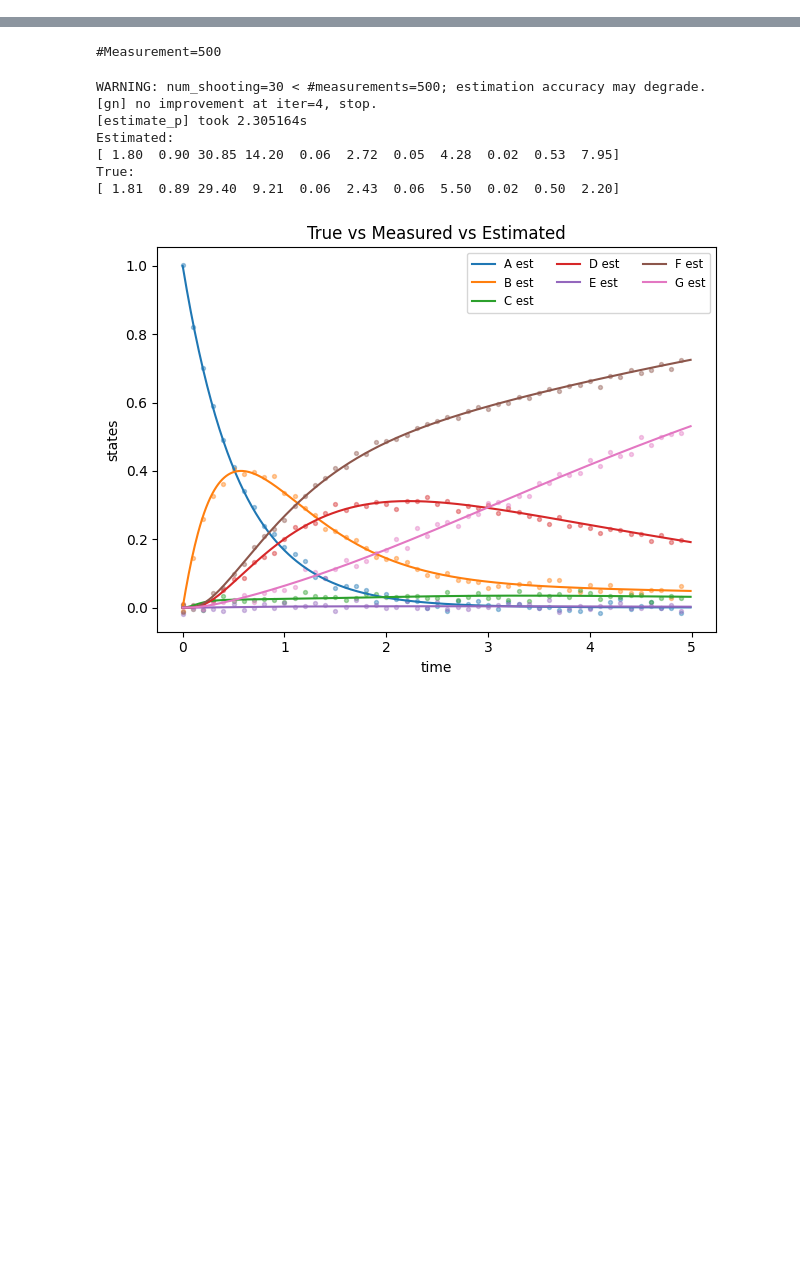
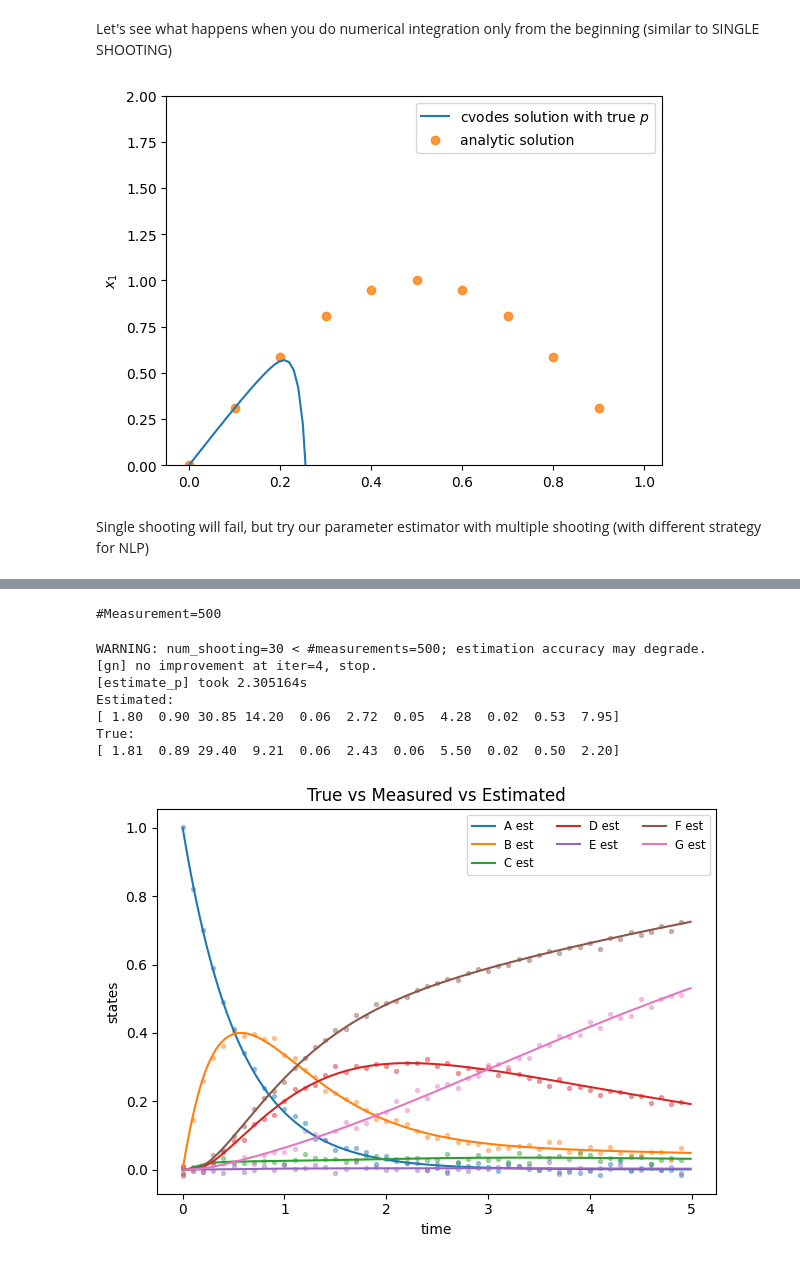
Before and after one commit to Li-Jesse-Jiaze/node-pyridine-ss25, a Jupyter notebook: demo.ipynb, the cells around one changed output, grey strips where cells are left out. Drawn from its saved outputs; the diff is of its cells as text; code cells hidden in the pictures; blank space fills up the shorter version.

```diff
--- a/demo.ipynb
+++ b/demo.ipynb
@@ -6,0 +28,39 @@ np.set_printoptions(suppress=True, precision=2, floatmode='fixed')
+# %%
+cfg = dmse.ModelConfig(
+        name="Notorious",
+        build_integrator=dmse.notorious_problem,
+        true_p=[np.pi],
+        x0=np.array([0.0, np.pi, 0.0]),
+        p_init=[1.0],
+        state_labels=["x1", "x2", "t"],
+)
+# %% [markdown]
+Let's see what happens when you do numerical integration only from the beginning (similar to SINGLE SHOOTING)
+# %%
+dt = 0.01
+t_grid = np.arange(0.0, 1.0, dt)
+
+integrator, ode, states, params = cfg.build_integrator(dt)
+X_true, X_meas = dmse.generate_data(integrator, t_grid, cfg.x0, cfg.true_p, noise_std=0.0)
+plt.plot(t_grid, X_true[:, 0], label='cvodes solution with true $p$')
+
+dt = 0.1
+t_grid = np.arange(0.0, 1.0, dt)
+
+X_true = np.array([
+    np.sin(np.pi * t_grid),
+    np.pi * np.cos(np.pi * t_grid),
+    t_grid]
+    ).T
+rng = np.random.default_rng(42)
+X_meas = X_true + 0.01 * rng.standard_normal(X_true.shape)
+plt.scatter(t_grid, X_true[:, 0], label='analytic solution', alpha=0.8, c='tab:orange')
+
+plt.ylabel("$x_1$")
+plt.ylim(0, 2)
+plt.legend()
+plt.show()
+# %% [output]
+[figure, added]
+# %% [markdown]
+Single shooting will fail, but try our parameter estimator with multiple shooting (with different strategy for NLP)
```
Also changed, not shown: parts of 5 cells of this notebook, 7 other files.
